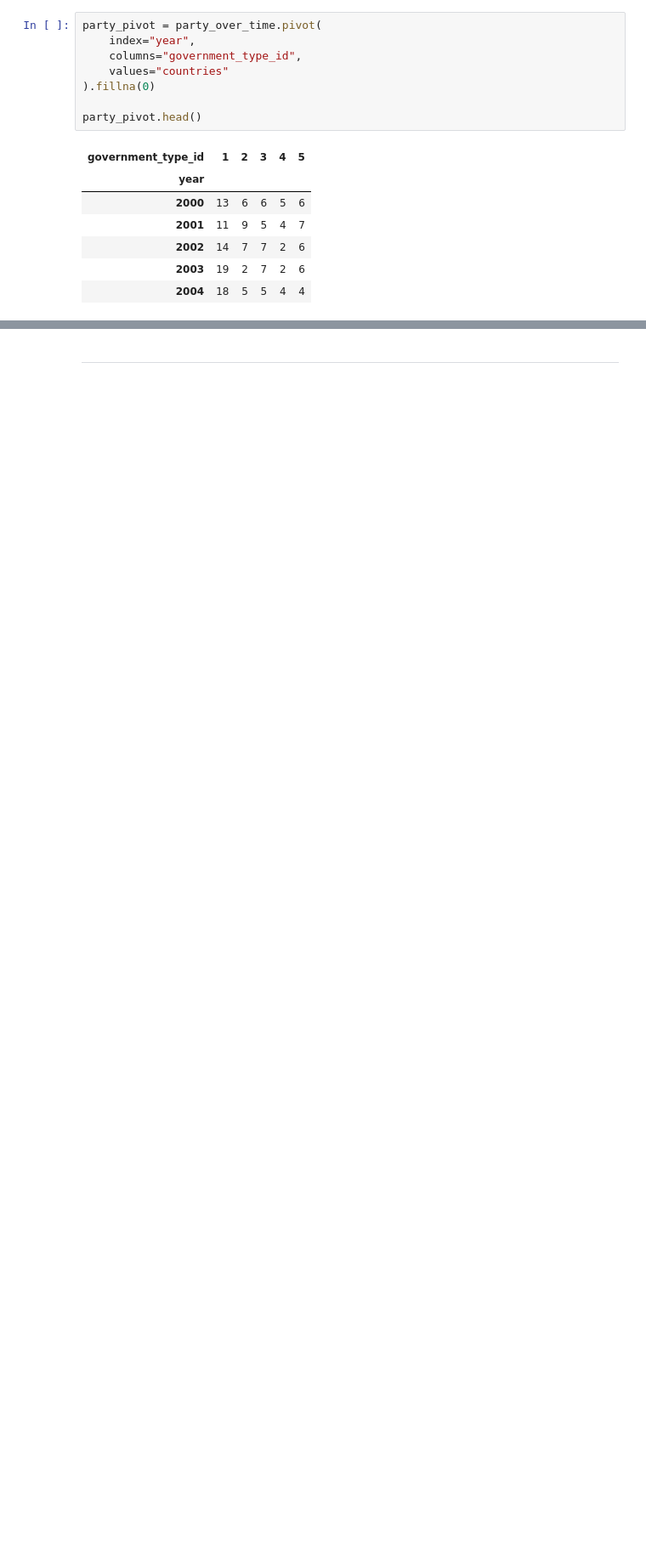
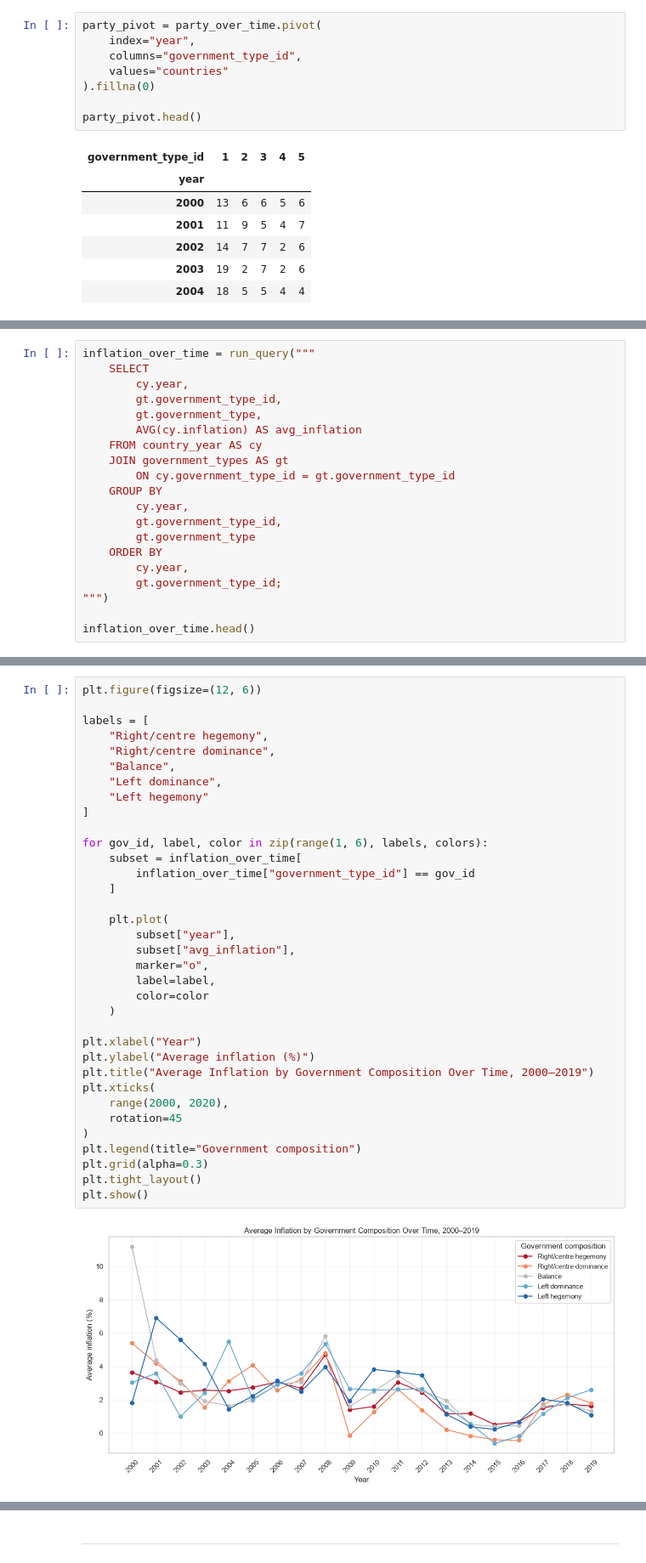
Before and after one commit to rekha-cyber/rekha_branch, a Jupyter notebook: notebooks/03_hypothesis_and_visualization.ipynb, the cells around one changed output, grey strips where cells are left out. Shown at 85% size. Drawn from its saved outputs; the diff is of its cells as text; blank space fills up the shorter version.

```diff
--- a/notebooks/03_hypothesis_and_visualization.ipynb
+++ b/notebooks/03_hypothesis_and_visualization.ipynb
@@ -542,0 +640,20 @@ party_pivot.head()
+# %%
+inflation_over_time = run_query("""
+    SELECT
+        cy.year,
+        gt.government_type_id,
+        gt.government_type,
+        AVG(cy.inflation) AS avg_inflation
+    FROM country_year AS cy
+    JOIN government_types AS gt
+        ON cy.government_type_id = gt.government_type_id
+    GROUP BY
+        cy.year,
+        gt.government_type_id,
+        gt.government_type
+    ORDER BY
+        cy.year,
+        gt.government_type_id;
+""")
+
+inflation_over_time.head()
@@ -543,3 +667,40 @@ party_pivot.head()
+# %%
+plt.figure(figsize=(12, 6))
+
+labels = [
+    "Right/centre hegemony",
+    "Right/centre dominance",
+    "Balance",
+    "Left dominance",
+    "Left hegemony"
+]
+
+for gov_id, label, color in zip(range(1, 6), labels, colors):
+    subset = inflation_over_time[
+        inflation_over_time["government_type_id"] == gov_id
+    ]
+
+    plt.plot(
+        subset["year"],
+        subset["avg_inflation"],
+        marker="o",
+        label=label,
+        color=color
+    )
+
+plt.xlabel("Year")
+plt.ylabel("Average inflation (%)")
+plt.title("Average Inflation by Government Composition Over Time, 2000–2019")
+plt.xticks(
+    range(2000, 2020),
+    rotation=45
+)
+plt.legend(title="Government composition")
+plt.grid(alpha=0.3)
+plt.tight_layout()
+plt.show()
+# %% [output]
+[figure, added]
 # %%
 party_pivot.plot(
     kind="bar",
```
Also changed, not shown: parts of 8 cells of this notebook, 1 other file.
